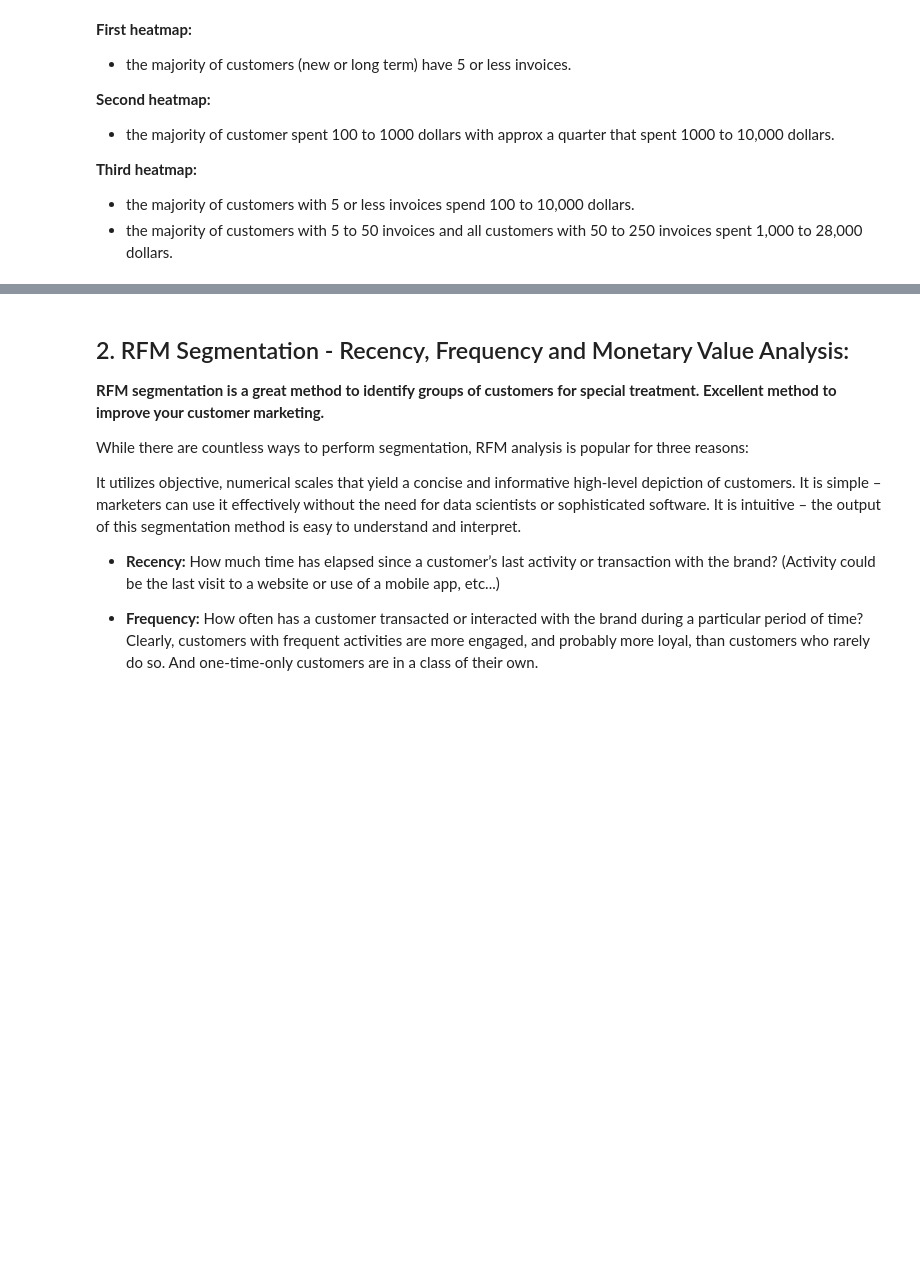
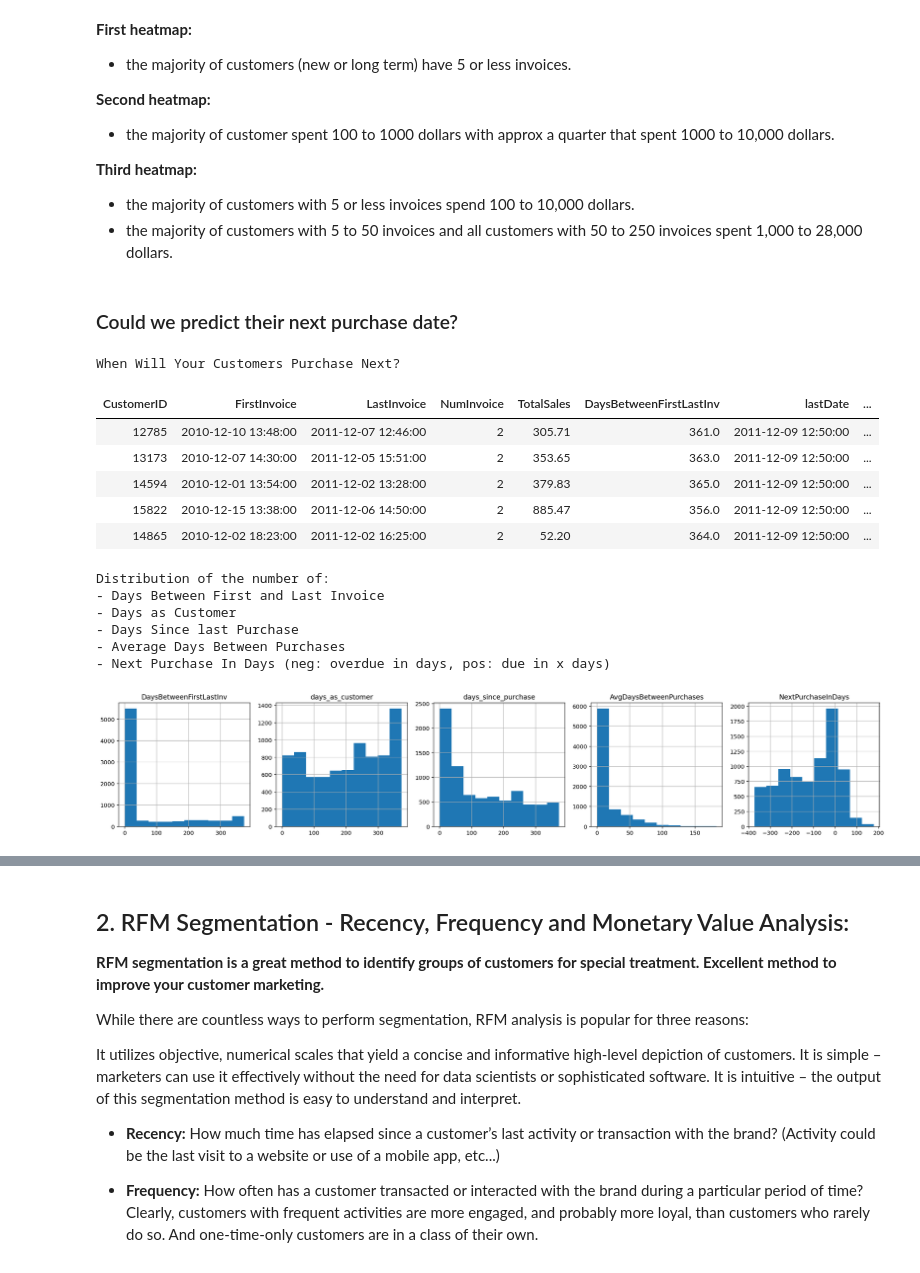
Before and after one commit to loulouOz/Customer-Insights-Analysis-RFM-Segmentation, a Jupyter notebook: customer_insights.ipynb, the cells around one changed output, grey strips where cells are left out. Cells and saved outputs as stored; diff of their text form; code cells hidden in the pictures; blank space fills up the shorter version.

```diff
--- a/customer_insights.ipynb
+++ b/customer_insights.ipynb
@@ -450,3 +408,48 @@ ax[2].set_title('Number of customers by Number of invoices and spending');
 **Third heatmap:**
 - the majority of customers with 5 or less invoices spend 100 to 10,000 dollars.
 - the majority of customers with 5 to 50 invoices and all customers with 50 to 250 invoices spent 1,000 to 28,000 dollars.
+# %% [markdown]
+### Could we predict their next purchase date?
+# %%
+df1 = df.groupby(['CustomerID']).agg({'InvoiceDate':[min,max],'InvoiceNo':pd.Series.nunique,'TotalPrice':np.sum}).reset_index()
+df1.columns = [' '.join(col).strip() for col in df1.columns.values]
+df1 = df1.rename(columns={'InvoiceDate min':'FirstInvoice','InvoiceDate max':'LastInvoice','InvoiceNo nunique':'NumInvoice','TotalPrice sum':'TotalSales'})
+## DaysBetweenFirstLastInv
+df1['DaysBetweenFirstLastInv'] = (df1['LastInvoice']-df1['FirstInvoice']).astype('timedelta64[D]') # 1 +
+## days_as_customer
+df1['lastDate'] = df['InvoiceDate'].max()
+df1['days_as_customer'] = (df1['lastDate']-df1['FirstInvoice']).astype('timedelta64[D]') #1 +
+## days_since_purchase
+df1['days_since_purchase'] = (df1['lastDate']-df1['LastInvoice']).astype('timedelta64[D]') #1 +
+## Average days between purchases:
+df1['AvgDaysBetweenPurchases'] = df1['DaysBetweenFirstLastInv'] / df1['NumInvoice']
+## Days Above Average: 'days_since_purchase' -  'AvgDaysBetweenPurchases' or 'NextPurchaseInDays': 'AvgDaysBetweenPurchases' - 'days_since_purchase'
+df1['NextPurchaseInDays'] = df1['AvgDaysBetweenPurchases'] - df1['days_since_purchase']
+
+df1 = df1.sort_values('NextPurchaseInDays',ascending=False)
+
+display_side_by_side(df1.head(),titles=['When Will Your Customers Purchase Next?'])
+
+print("Distribution of the number of:\n- Days Between First and Last Invoice\n- Days as Customer\n- Days Since last Purchase\n- Average Days Between Purchases\n- Next Purchase In Days (neg: overdue in days, pos: due in x days)")
+fig,ax=plt.subplots(1,5,figsize=(24,4))
+
+listy = ['DaysBetweenFirstLastInv','days_as_customer','days_since_purchase','AvgDaysBetweenPurchases','NextPurchaseInDays']
+
+for i in range(len(listy)):
+    df1[listy[i]].hist(ax=ax[i])
+    ax[i].set_title(listy[i]);
+# %% [output]
+When Will Your Customers Purchase Next?
+| CustomerID | FirstInvoice | LastInvoice | NumInvoice | TotalSales | DaysBetweenFirstLastInv | lastDate | ... |
+| 12785 | 2010-12-10 13:48:00 | 2011-12-07 12:46:00 | 2 | 305.71 | 361.0 | 2011-12-09 12:50:00 | ... |
+| 13173 | 2010-12-07 14:30:00 | 2011-12-05 15:51:00 | 2 | 353.65 | 363.0 | 2011-12-09 12:50:00 | ... |
+| 14594 | 2010-12-01 13:54:00 | 2011-12-02 13:28:00 | 2 | 379.83 | 365.0 | 2011-12-09 12:50:00 | ... |
+| 15822 | 2010-12-15 13:38:00 | 2011-12-06 14:50:00 | 2 | 885.47 | 356.0 | 2011-12-09 12:50:00 | ... |
+| 14865 | 2010-12-02 18:23:00 | 2011-12-02 16:25:00 | 2 | 52.20 | 364.0 | 2011-12-09 12:50:00 | ... |
+Distribution of the number of:
+- Days Between First and Last Invoice
+- Days as Customer
+- Days Since last Purchase
+- Average Days Between Purchases
+- Next Purchase In Days (neg: overdue in days, pos: due in x days)
+[figure, added]
```
Also changed, not shown: parts of 10 cells of this notebook.
